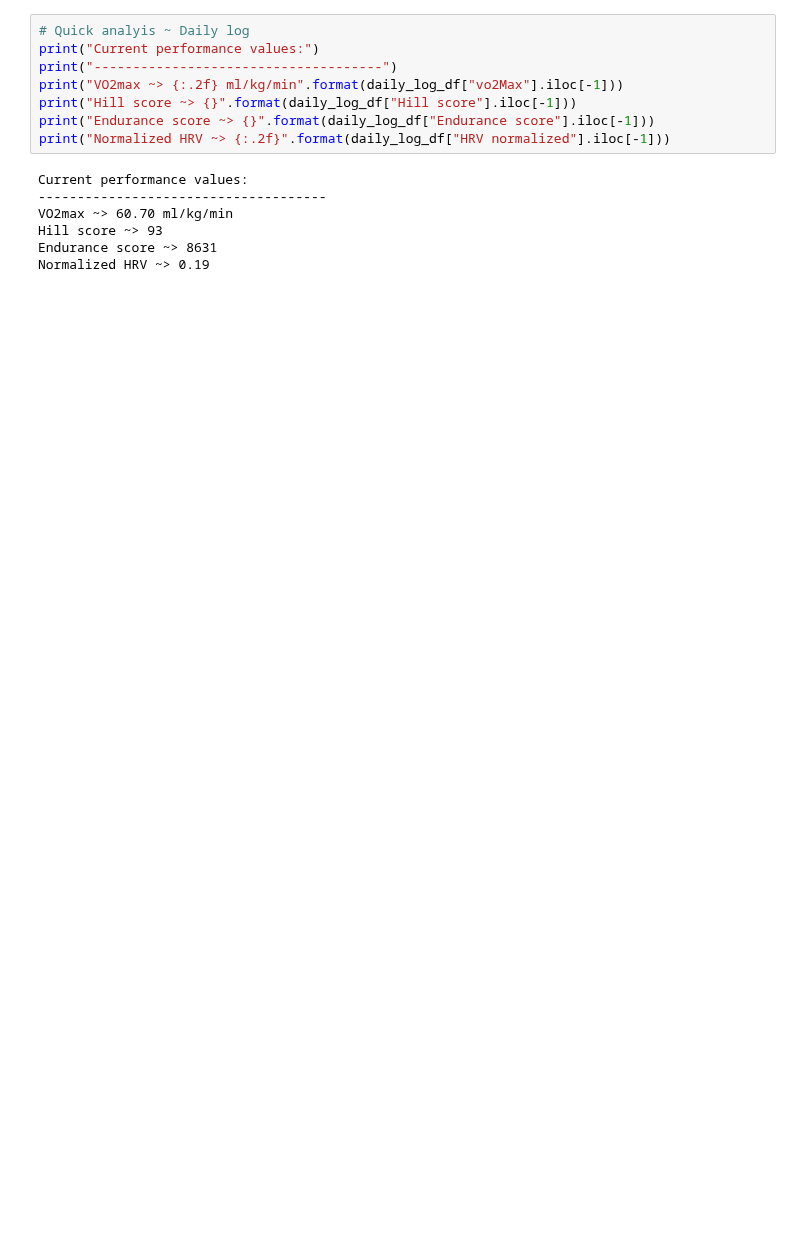
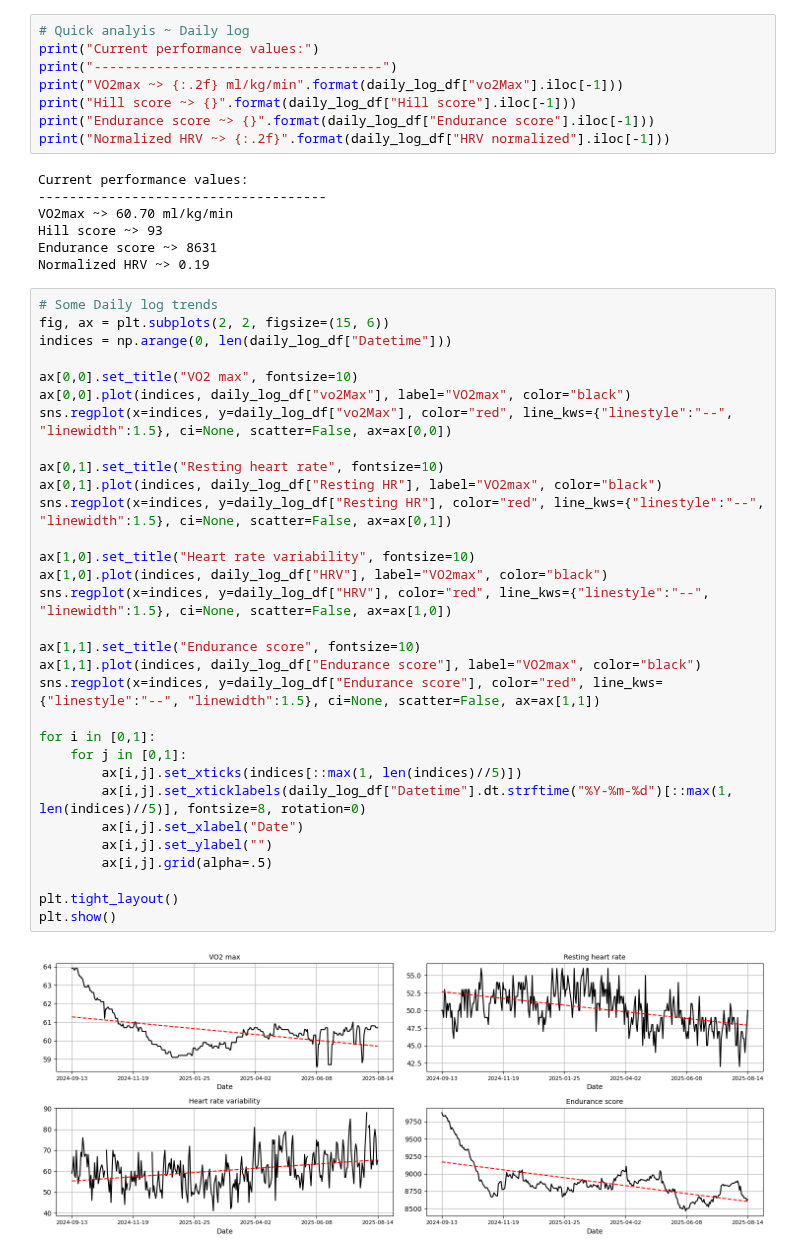
Before and after one commit to 1312Bravo/TrainingPeaks_customLog, a Jupyter notebook: analysis_sandbox/sandbox.ipynb, the cells around one changed output. Cells and saved outputs as stored; diff of their text form; blank space fills up the shorter version.

```diff
--- a/analysis_sandbox/sandbox.ipynb
+++ b/analysis_sandbox/sandbox.ipynb
@@ -140,3 +215,36 @@ VO2max ~> 60.70 ml/kg/min
 Hill score ~> 93
 Endurance score ~> 8631
 Normalized HRV ~> 0.19
+# %%
+# Some Daily log trends
+fig, ax = plt.subplots(2, 2, figsize=(15, 6))
+indices = np.arange(0, len(daily_log_df["Datetime"]))
+
+ax[0,0].set_title("VO2 max", fontsize=10)
+ax[0,0].plot(indices, daily_log_df["vo2Max"], label="VO2max", color="black")
+sns.regplot(x=indices, y=daily_log_df["vo2Max"], color="red", line_kws={"linestyle":"--", "linewidth":1.5}, ci=None, scatter=False, ax=ax[0,0])
+
+ax[0,1].set_title("Resting heart rate", fontsize=10)
+ax[0,1].plot(indices, daily_log_df["Resting HR"], label="VO2max", color="black")
+sns.regplot(x=indices, y=daily_log_df["Resting HR"], color="red", line_kws={"linestyle":"--", "linewidth":1.5}, ci=None, scatter=False, ax=ax[0,1])
+
+ax[1,0].set_title("Heart rate variability", fontsize=10)
+ax[1,0].plot(indices, daily_log_df["HRV"], label="VO2max", color="black")
+sns.regplot(x=indices, y=daily_log_df["HRV"], color="red", line_kws={"linestyle":"--", "linewidth":1.5}, ci=None, scatter=False, ax=ax[1,0])
+
+ax[1,1].set_title("Endurance score", fontsize=10)
+ax[1,1].plot(indices, daily_log_df["Endurance score"], label="VO2max", color="black")
+sns.regplot(x=indices, y=daily_log_df["Endurance score"], color="red", line_kws={"linestyle":"--", "linewidth":1.5}, ci=None, scatter=False, ax=ax[1,1])
+
+for i in [0,1]:
+    for j in [0,1]:
+        ax[i,j].set_xticks(indices[::max(1, len(indices)//5)])
+        ax[i,j].set_xticklabels(daily_log_df["Datetime"].dt.strftime("%Y-%m-%d")[::max(1, len(indices)//5)], fontsize=8, rotation=0)
+        ax[i,j].set_xlabel("Date")
+        ax[i,j].set_ylabel("")
+        ax[i,j].grid(alpha=.5)
+
+plt.tight_layout()
+plt.show()
+# %% [output]
+[figure, added]
```
Also changed, not shown: parts of 8 cells of this notebook.
